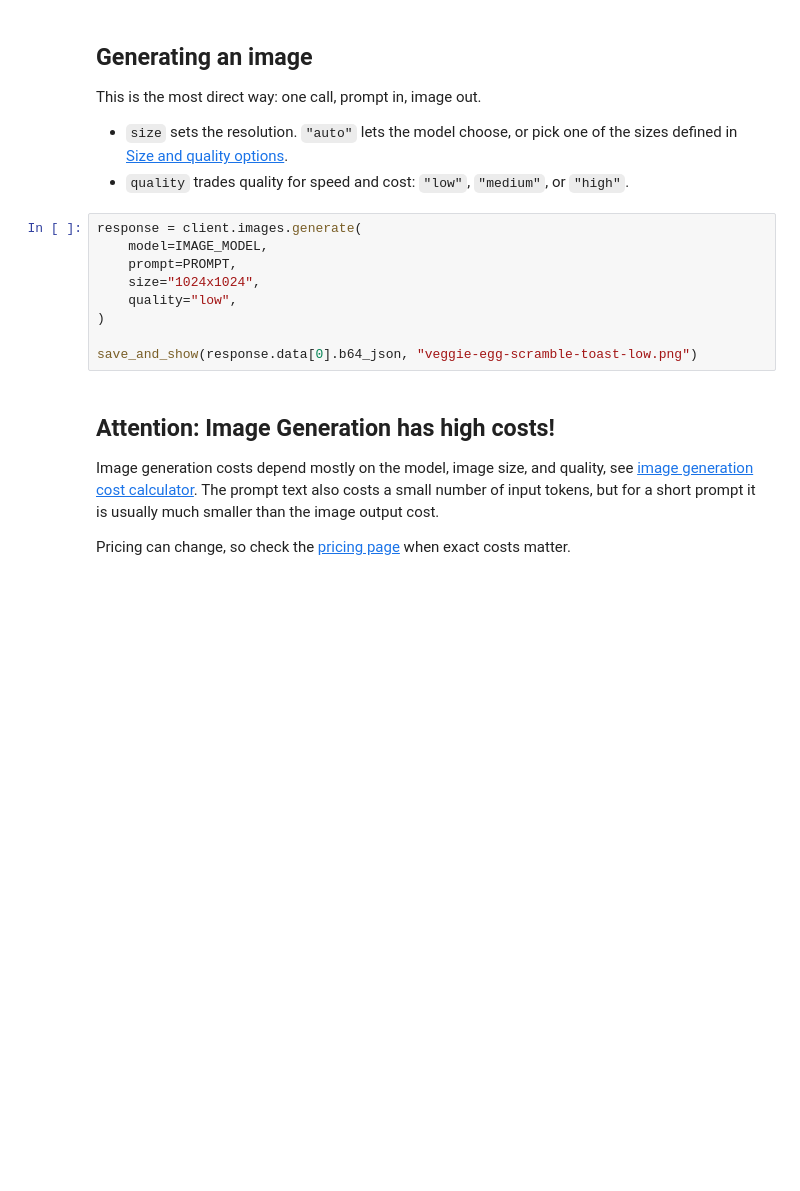
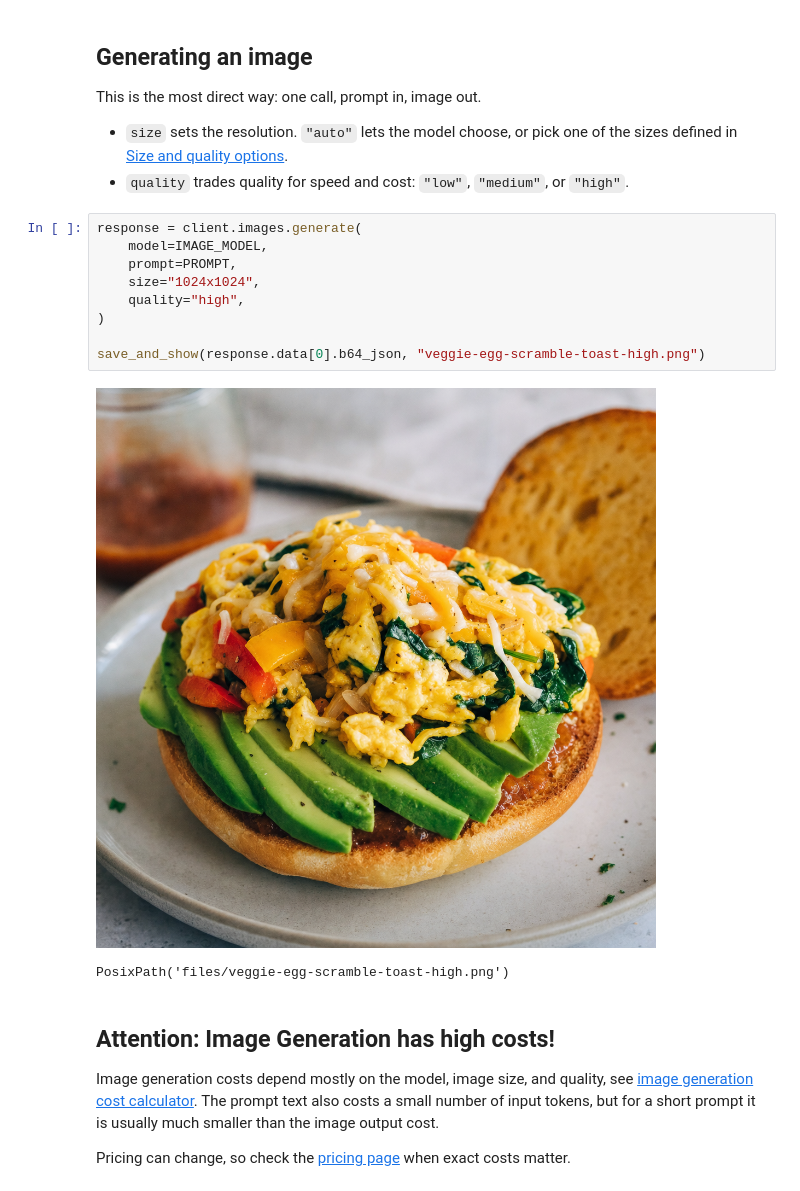
Before and after one commit to LukasLechnerDev/AI-Engineering-Foundations-Labs, a Jupyter notebook: 3-interacting-with-llm-apis/9-image-generation.ipynb, the cells around one changed output. Cells and saved outputs as stored; diff of their text form; blank space fills up the shorter version.

```diff
--- a/3-interacting-with-llm-apis/9-image-generation.ipynb
+++ b/3-interacting-with-llm-apis/9-image-generation.ipynb
@@ -59,12 +59,15 @@ This is the most direct way: one call, prompt in, image out.
 # %%
 response = client.images.generate(
     model=IMAGE_MODEL,
     prompt=PROMPT,
     size="1024x1024",
-    quality="low",
+    quality="high",
 )
 
-save_and_show(response.data[0].b64_json, "veggie-egg-scramble-toast-low.png")
+save_and_show(response.data[0].b64_json, "veggie-egg-scramble-toast-high.png")
+# %% [output]
+[figure, added]
+PosixPath('files/veggie-egg-scramble-toast-high.png')
 # %% [markdown]
 ## Attention: Image Generation has high costs!
 
```
Also changed, not shown: 6 other files.
